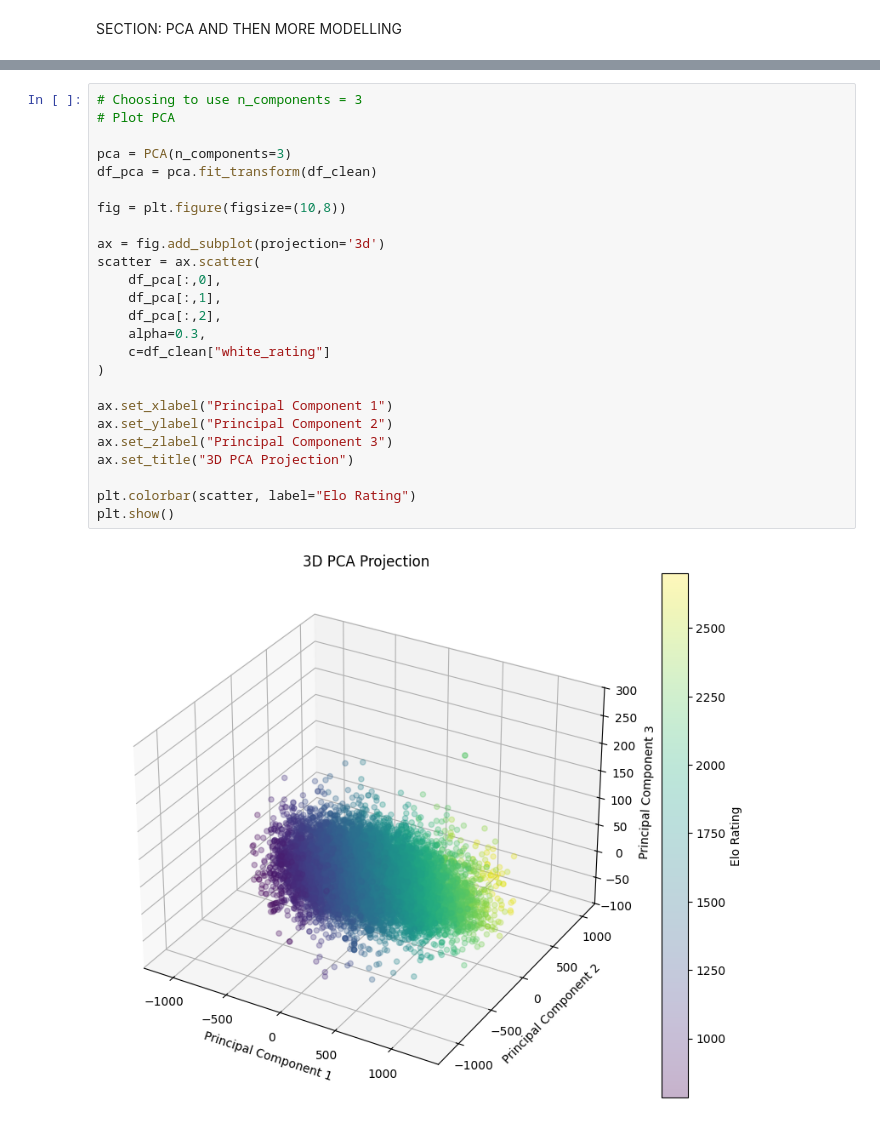
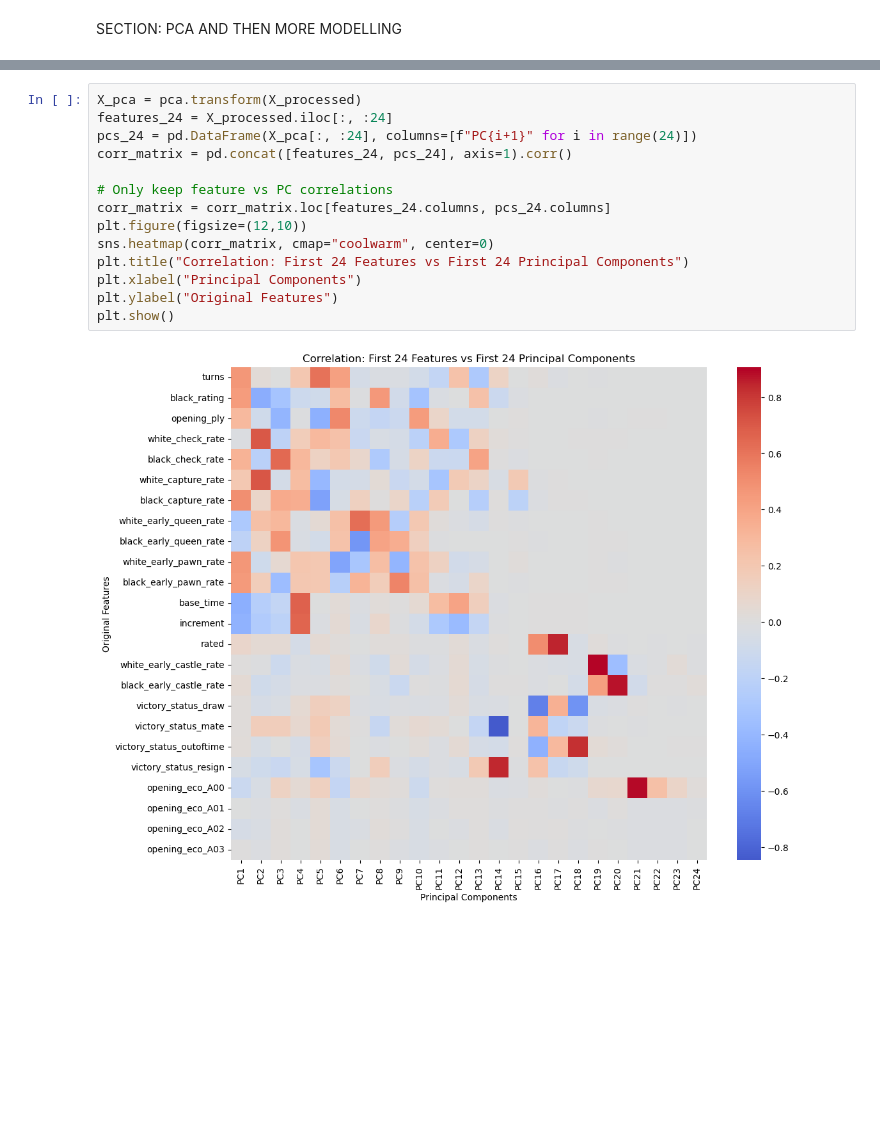
Before and after one commit to pizzeman/Machine_Learning_Project, a Jupyter notebook: chess_project.ipynb, the cells around one changed output, grey strips where cells are left out. Saved outputs shown, nothing was run; the diff lists cells and outputs as text; blank space fills up the shorter version.

```diff
--- a/chess_project.ipynb
+++ b/chess_project.ipynb
@@ -446,28 +661,17 @@ plt.show()
-# %%
-# Choosing to use n_components = 3
-# Plot PCA
-
-pca = PCA(n_components=3)
-df_pca = pca.fit_transform(df_clean)
-
-fig = plt.figure(figsize=(10,8))
-
-ax = fig.add_subplot(projection='3d')
-scatter = ax.scatter(
-    df_pca[:,0],
-    df_pca[:,1],
-    df_pca[:,2],
-    alpha=0.3,
-    c=df_clean["white_rating"]
-)
-
-ax.set_xlabel("Principal Component 1")
-ax.set_ylabel("Principal Component 2")
-ax.set_zlabel("Principal Component 3")
-ax.set_title("3D PCA Projection")
-
-plt.colorbar(scatter, label="Elo Rating")
-plt.show()
-# %% [output]
-[figure, removed]
+# %%
+X_pca = pca.transform(X_processed)
+features_24 = X_processed.iloc[:, :24]
+pcs_24 = pd.DataFrame(X_pca[:, :24], columns=[f"PC{i+1}" for i in range(24)])
+corr_matrix = pd.concat([features_24, pcs_24], axis=1).corr()
+
+# Only keep feature vs PC correlations
+corr_matrix = corr_matrix.loc[features_24.columns, pcs_24.columns]
+plt.figure(figsize=(12,10))
+sns.heatmap(corr_matrix, cmap="coolwarm", center=0)
+plt.title("Correlation: First 24 Features vs First 24 Principal Components")
+plt.xlabel("Principal Components")
+plt.ylabel("Original Features")
+plt.show()
+# %% [output]
+[figure, added]
 # %%
```
Also changed, not shown: parts of 13 cells of this notebook, 20 other files.
